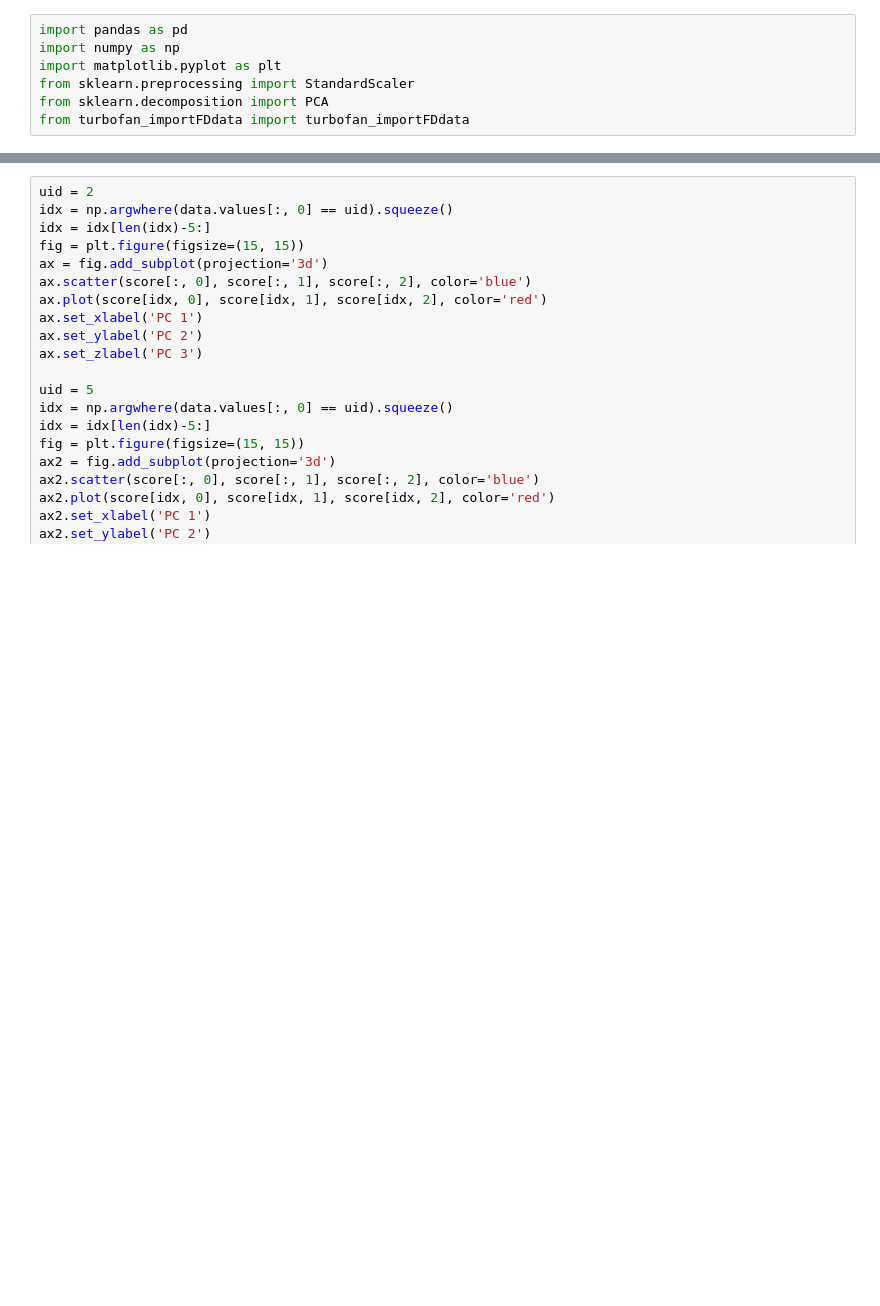
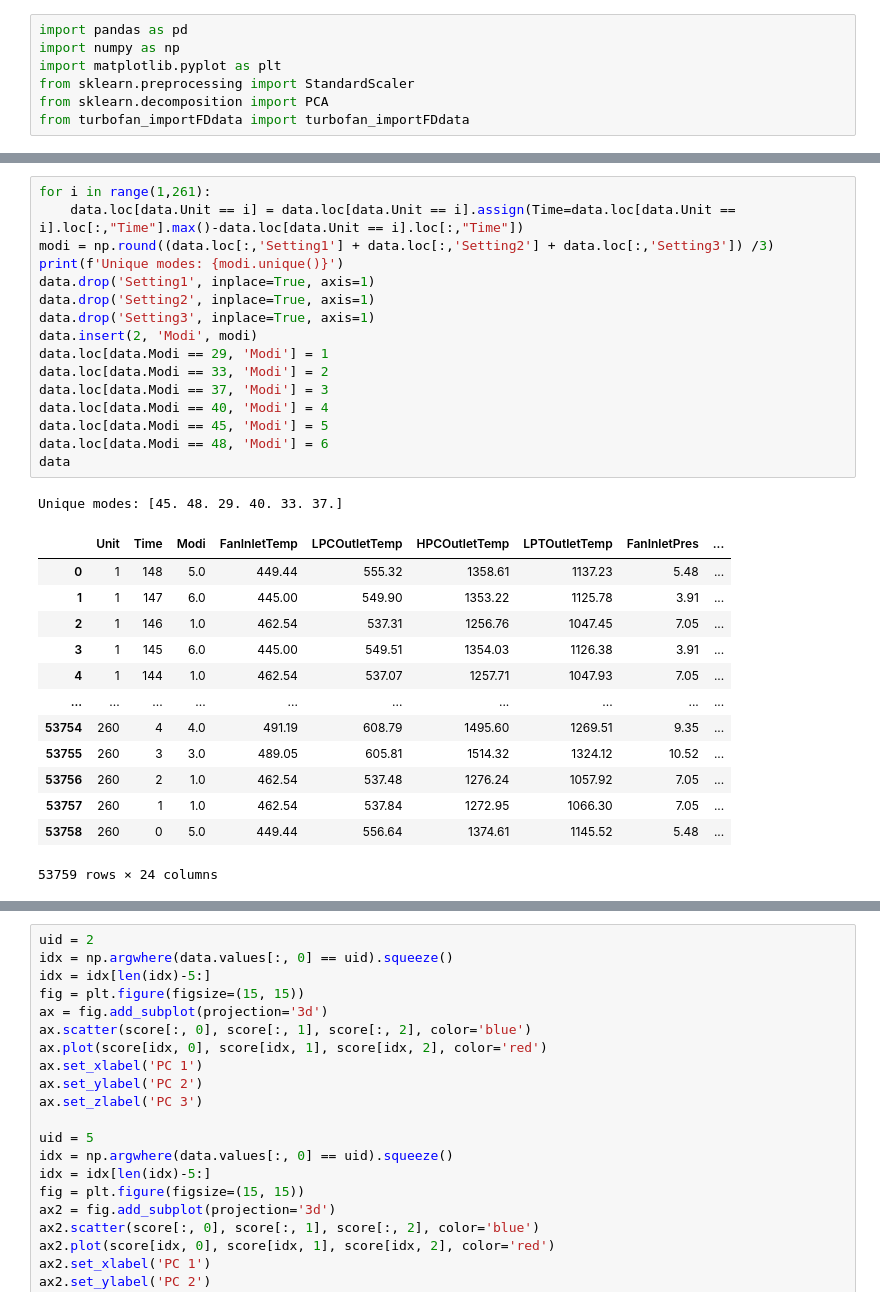
Before and after one commit to mfranzreb/DDMML_project, a Jupyter notebook: Turbofan/Project_Marvin.ipynb, the cells around one changed output, grey strips where cells are left out. Saved outputs shown, nothing was run; the diff lists cells and outputs as text; blank space fills up the shorter version.

```diff
--- a/Turbofan/Project_Marvin.ipynb
+++ b/Turbofan/Project_Marvin.ipynb
@@ -15,2 +32,33 @@ Xnames = list(data.columns[5:])
+# %%
+for i in range(1,261):
+    data.loc[data.Unit == i] = data.loc[data.Unit == i].assign(Time=data.loc[data.Unit == i].loc[:,"Time"].max()-data.loc[data.Unit == i].loc[:,"Time"])
+modi = np.round((data.loc[:,'Setting1'] + data.loc[:,'Setting2'] + data.loc[:,'Setting3']) /3)
+print(f'Unique modes: {modi.unique()}')
+data.drop('Setting1', inplace=True, axis=1)
+data.drop('Setting2', inplace=True, axis=1)
+data.drop('Setting3', inplace=True, axis=1)
+data.insert(2, 'Modi', modi)
+data.loc[data.Modi == 29, 'Modi'] = 1
+data.loc[data.Modi == 33, 'Modi'] = 2
+data.loc[data.Modi == 37, 'Modi'] = 3
+data.loc[data.Modi == 40, 'Modi'] = 4
+data.loc[data.Modi == 45, 'Modi'] = 5
+data.loc[data.Modi == 48, 'Modi'] = 6
+data
+# %% [output]
+Unique modes: [45. 48. 29. 40. 33. 37.]
+|  | Unit | Time | Modi | FanInletTemp | LPCOutletTemp | HPCOutletTemp | LPTOutletTemp | FanInletPres | ... |
+| 0 | 1 | 148 | 5.0 | 449.44 | 555.32 | 1358.61 | 1137.23 | 5.48 | ... |
+| 1 | 1 | 147 | 6.0 | 445.00 | 549.90 | 1353.22 | 1125.78 | 3.91 | ... |
+| 2 | 1 | 146 | 1.0 | 462.54 | 537.31 | 1256.76 | 1047.45 | 7.05 | ... |
+| 3 | 1 | 145 | 6.0 | 445.00 | 549.51 | 1354.03 | 1126.38 | 3.91 | ... |
+| 4 | 1 | 144 | 1.0 | 462.54 | 537.07 | 1257.71 | 1047.93 | 7.05 | ... |
+| ... | ... | ... | ... | ... | ... | ... | ... | ... | ... |
+| 53754 | 260 | 4 | 4.0 | 491.19 | 608.79 | 1495.60 | 1269.51 | 9.35 | ... |
+| 53755 | 260 | 3 | 3.0 | 489.05 | 605.81 | 1514.32 | 1324.12 | 10.52 | ... |
+| 53756 | 260 | 2 | 1.0 | 462.54 | 537.48 | 1276.24 | 1057.92 | 7.05 | ... |
+| 53757 | 260 | 1 | 1.0 | 462.54 | 537.84 | 1272.95 | 1066.30 | 7.05 | ... |
+| 53758 | 260 | 0 | 5.0 | 449.44 | 556.64 | 1374.61 | 1145.52 | 5.48 | ... |
+53759 rows × 24 columns
 # %%
 # PCA
```
Also changed, not shown: parts of 5 cells of this notebook, 2 other files.
